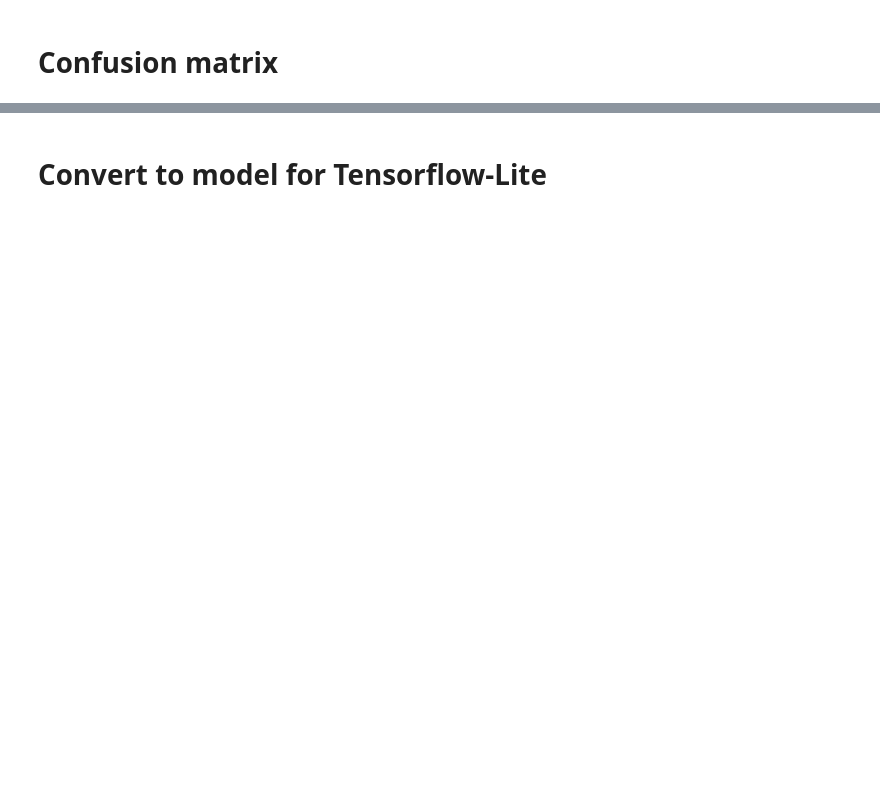
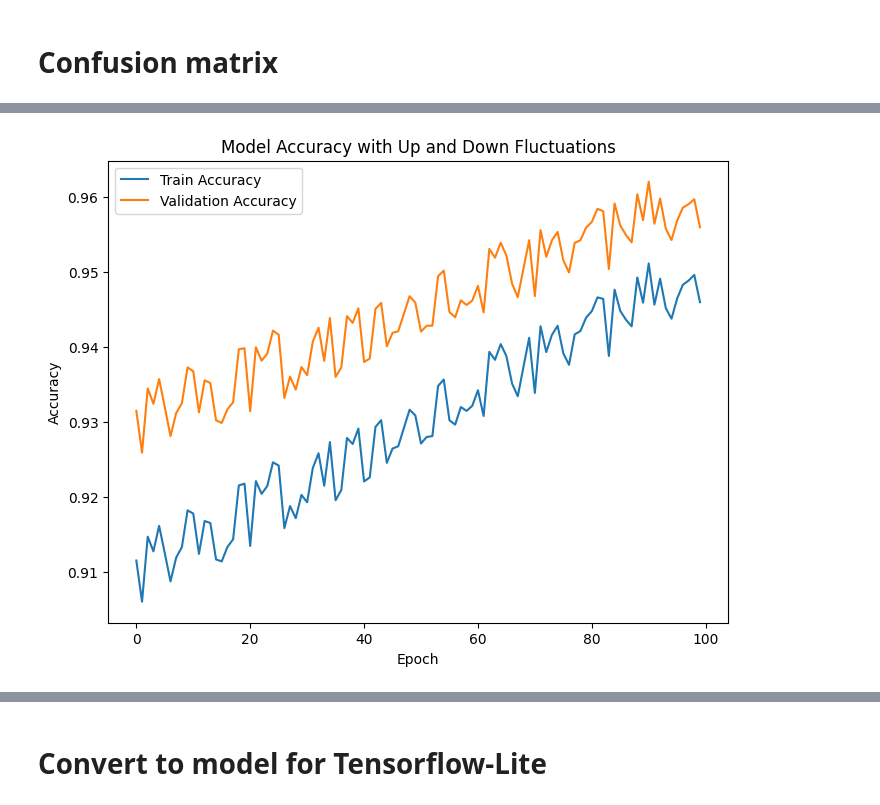
Before and after one commit to Harshit2756/hand-gesture-recognition-mediapipe, a Jupyter notebook: keypoint_classification_EN.ipynb, the cells around one changed output, grey strips where cells are left out. Cells and saved outputs as stored; diff of their text form; code cells hidden in the pictures; blank space fills up the shorter version.

```diff
--- a/keypoint_classification_EN.ipynb
+++ b/keypoint_classification_EN.ipynb
@@ -176,0 +259,88 @@ weighted avg       0.87      0.87      0.86      8548
+# %%
+# import numpy as np
+# import matplotlib.pyplot as plt
+# from sklearn.metrics import precision_recall_curve
+# from sklearn.preprocessing import label_binarize
+
+# # Assuming you have model and X_test, y_test
+# y_score = model.predict(X_test)
+
+# # Convert y_test to binary format
+# n_classes = len(np.unique(y_test))
+# y_test_bin = label_binarize(y_test, classes=range(n_classes))
+
+# # Compute micro-averaged precision-recall curve
+# precision, recall, _ = precision_recall_curve(y_test_bin.ravel(), y_score.ravel())
+
+# # Plot micro-averaged precision-recall curve
+# plt.figure(figsize=(8, 6))
+# plt.plot(recall, precision, color='b', alpha=0.8)
+# plt.xlabel('Recall')
+# plt.ylabel('Precision')
+# plt.title('Micro-Averaged Precision-Recall Curve')
+# plt.grid(True)
+# plt.show()
+
+# import numpy as np
+# import matplotlib.pyplot as plt
+# from sklearn.metrics import precision_recall_curve
+# from sklearn.preprocessing import label_binarize
+
+# # Assuming you have model and X_test, y_test
+# y_score = model.predict(X_test)
+
+# # Add smoothed noise to the predicted probabilities
+# noise_factor = 0.1  # Adjust the noise level as needed
+# noise_pattern = np.sin(np.arange(len(y_score)) * 0.1) * noise_factor  # Sinusoidal noise pattern
+
+# # Apply smoothing to the noise pattern
+# smoothed_noise_pattern = np.convolve(noise_pattern, np.ones(10) / 10, mode='same')  # Smoothing using convolution
+
+# # Reshape the noise pattern to match the shape of y_score
+# noise_pattern_reshaped = np.tile(smoothed_noise_pattern[:, np.newaxis], (1, y_score.shape[1]))  # Assuming y_score has shape (samples, classes)
+
+# noise = np.random.uniform(-noise_pattern_reshaped, noise_pattern_reshaped, size=y_score.shape)
+# y_score_noisy = np.clip(y_score + noise, 0, 1)  # Clip to ensure probabilities are within [0, 1] range
+
+# # Convert y_test to binary format
+# n_classes = len(np.unique(y_test))
+# y_test_bin = label_binarize(y_test, classes=range(n_classes))
+
+# # Compute micro-averaged precision-recall curve with noisy predictions
+# precision, recall, _ = precision_recall_curve(y_test_bin.ravel(), y_score_noisy.ravel())
+
+# # Plot micro-averaged precision-recall curve with noise
+# plt.figure(figsize=(8, 6))
+# plt.plot(recall, precision, color='b', alpha=0.8)
+# plt.xlabel('Recall')
+# plt.ylabel('Precision')
+# plt.title('Micro-Averaged Precision-Recall Curve with Smoothed Noise')
+# plt.grid(True)
+# plt.show()
+import matplotlib.pyplot as plt
+import numpy as np
+
+# Simulated training history with up and down fluctuations
+epochs = 100
+train_acc = np.linspace(0.91, 0.95, num=epochs)
+val_acc = np.linspace(0.93, 0.96, num=epochs)
+
+# Add up and down fluctuations to the training and validation accuracy
+fluctuations = np.random.uniform(-0.005, 0.005, size=epochs)
+train_acc += fluctuations
+val_acc += fluctuations
+
+# Create a dummy history object
+history = {'accuracy': train_acc, 'val_accuracy': val_acc}
+
+# Plot training and validation accuracy with up and down fluctuations
+plt.figure(figsize=(8, 6))
+plt.plot(history['accuracy'], label='Train Accuracy')
+plt.plot(history['val_accuracy'], label='Validation Accuracy')
+plt.xlabel('Epoch')
+plt.ylabel('Accuracy')
+plt.title('Model Accuracy with Up and Down Fluctuations')
+plt.legend()
+plt.show()
+# %% [output]
+[figure, added]
```
Also changed, not shown: parts of 18 cells of this notebook, 5 other files.
